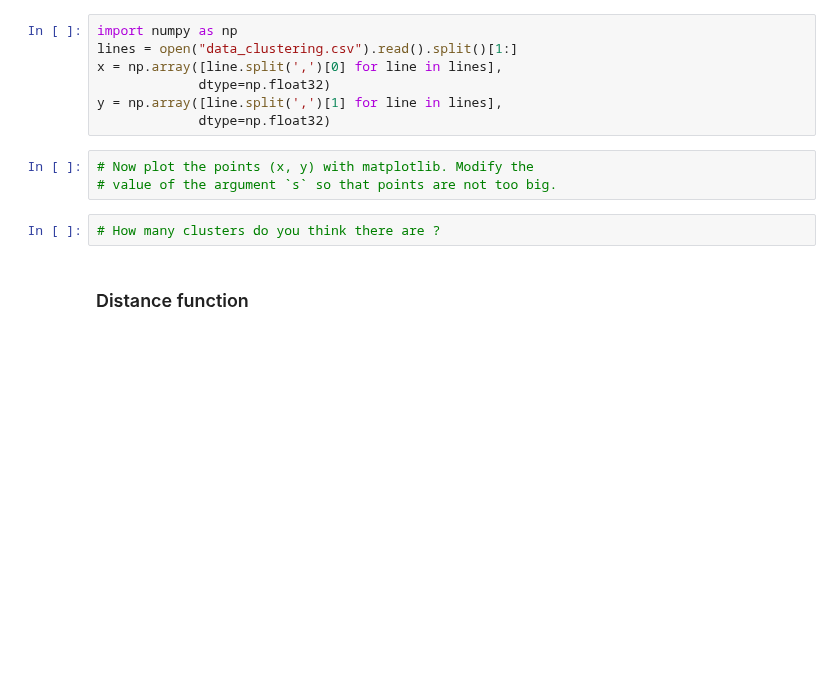
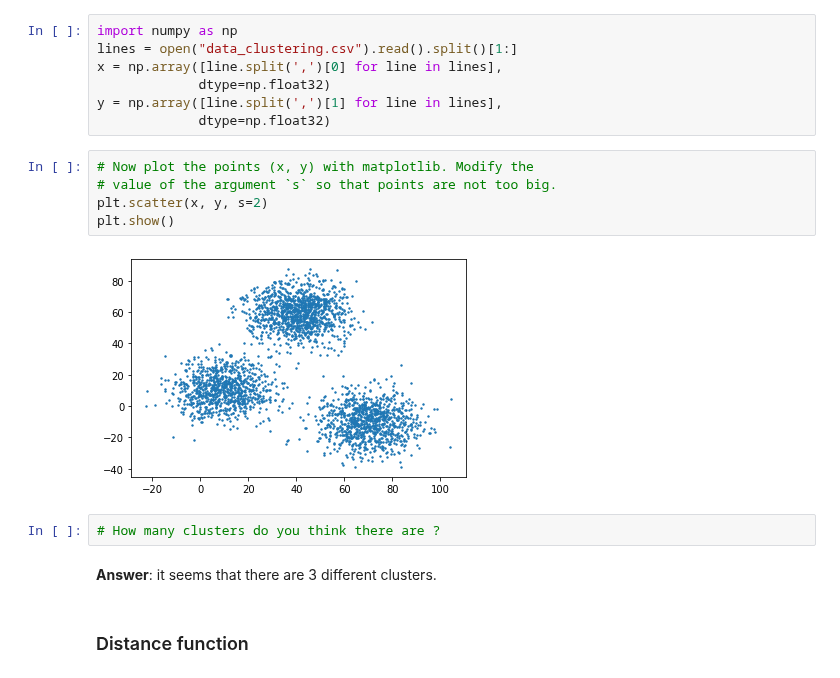
Before and after one commit to tca19/data-analysis, a Jupyter notebook: session-5/session-5-solutions.ipynb, the cells around one changed output. Cells and saved outputs as stored; diff of their text form; blank space fills up the shorter version.

```diff
--- a/session-5/session-5-solutions.ipynb
+++ b/session-5/session-5-solutions.ipynb
@@ -353,8 +370,14 @@ y = np.array([line.split(',')[1] for line in lines],
 # %%
 # Now plot the points (x, y) with matplotlib. Modify the
 # value of the argument `s` so that points are not too big.
+plt.scatter(x, y, s=2)
+plt.show()
+# %% [output]
+[figure, added]
 # %%
 # How many clusters do you think there are ?
+# %% [markdown]
+**Answer**: it seems that there are 3 different clusters.
 # %% [markdown]
 ### Distance function
 # %% [markdown]
```
Also changed, not shown: parts of 10 cells of this notebook.
